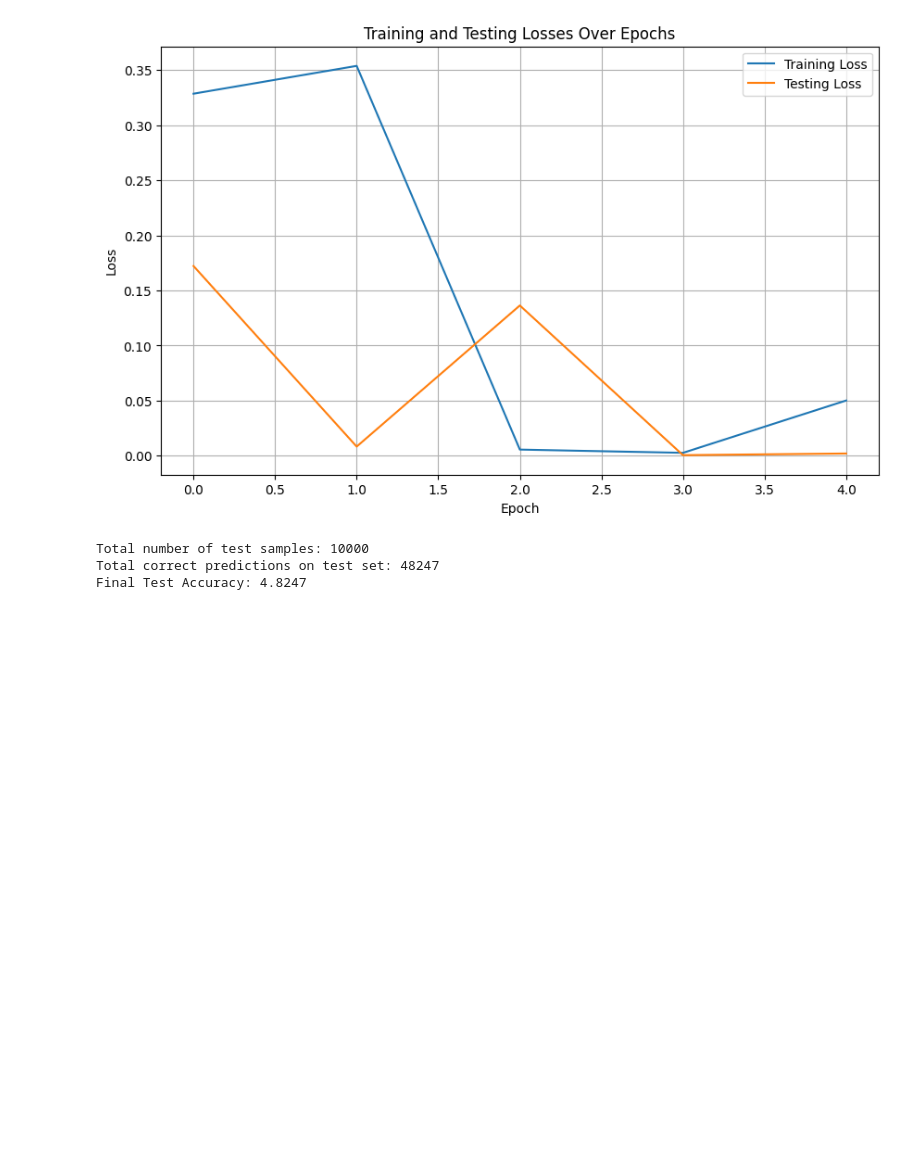
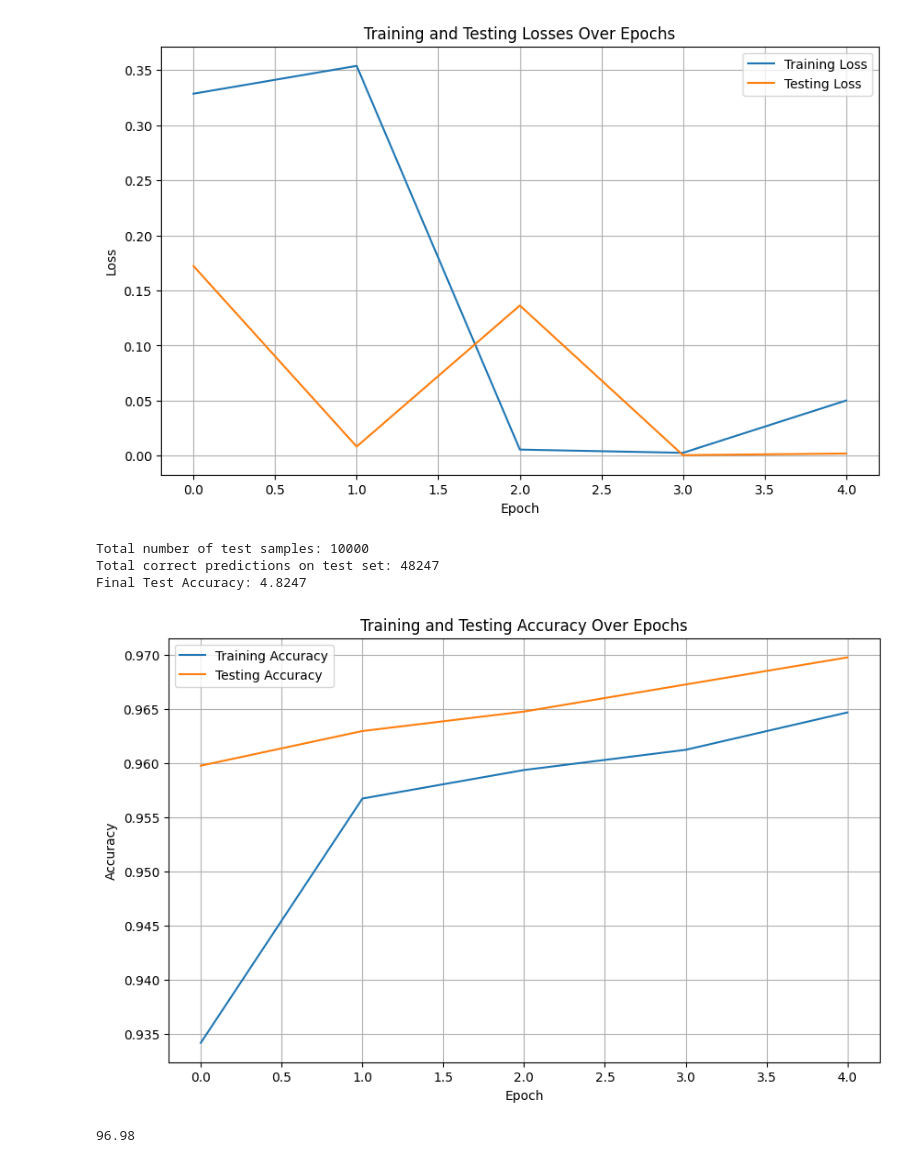
Before and after one commit to denishkanani/Deep-Learning-With-PyTorch, a Jupyter notebook: Deep_Learning_with_PyTorch.ipynb, the cells around one changed output. Drawn from its saved outputs; the diff is of its cells as text; code cells hidden in the pictures; blank space fills up the shorter version.

Commit message:
Graph CNN result accurecy with graph

```diff
--- a/Deep_Learning_with_PyTorch.ipynb
+++ b/Deep_Learning_with_PyTorch.ipynb
@@ -688,3 +688,18 @@ print(f'Final Test Accuracy: {final_test_accuracy:.4f}')
 Total number of test samples: 10000
 Total correct predictions on test set: 48247
 Final Test Accuracy: 4.8247
+# %%
+train_accuracy = [t.item() / len(train_data) for t in train_correct]
+test_accuracy = [t.item() / len(test_data) for t in test_correct]
+
+plt.figure(figsize=(10, 6))
+plt.plot(range(epochs), train_accuracy, label='Training Accuracy')
+plt.plot(range(epochs), test_accuracy, label='Testing Accuracy')
+plt.title('Training and Testing Accuracy Over Epochs')
+plt.xlabel('Epoch')
+plt.ylabel('Accuracy')
+plt.legend()
+plt.grid(True)
+plt.show()
+# %% [output]
+[figure, added]
@@ -690,0 +715,5 @@ Final Test Accuracy: 4.8247
+# %%
+# Did for correct
+correct.item()/len(test_data)*100
+# %% [output]
+96.98
```
Also changed, not shown: parts of 2 cells of this notebook.
